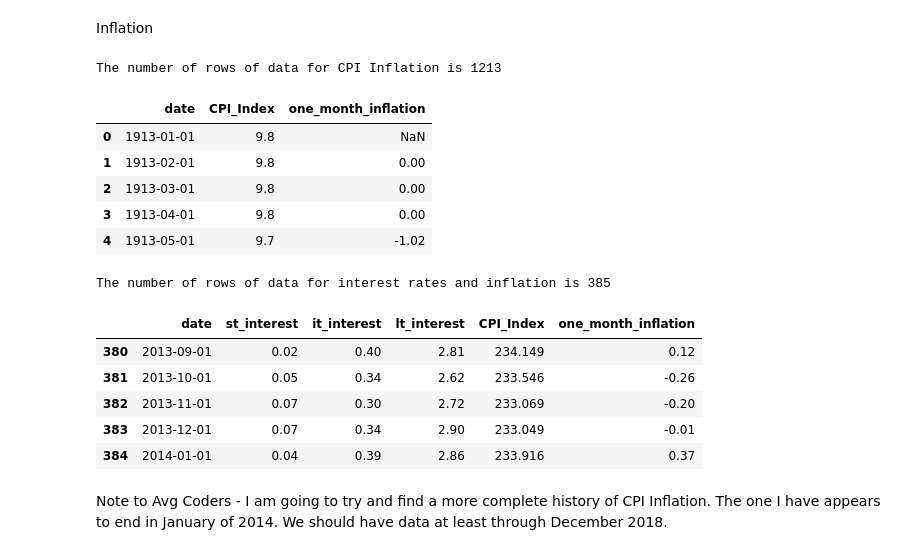
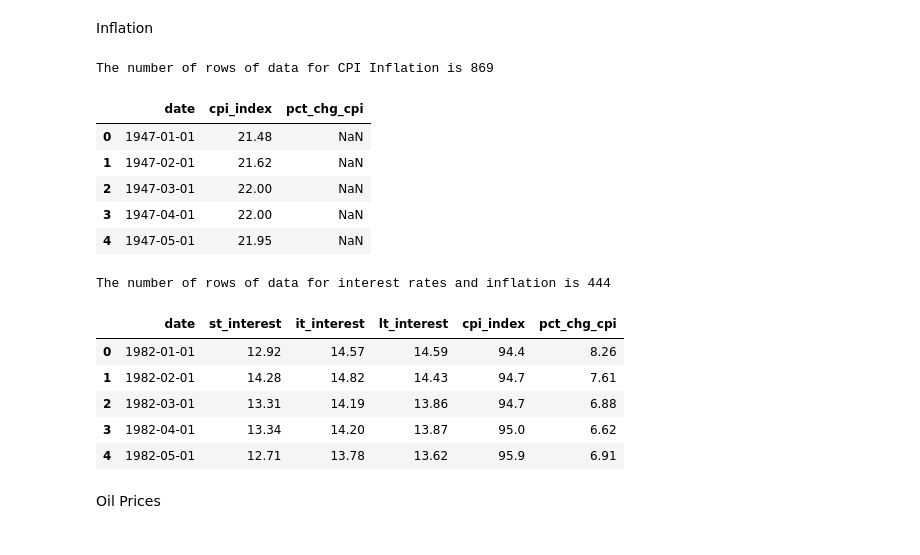
Before and after one commit to BradDaniels732/Group-Project-on-Economic-Data-Analysis, a Jupyter notebook: Read_and_Clean.ipynb, the cells around one changed output. Cells and saved outputs as stored; diff of their text form; code cells hidden in the pictures.

```diff
--- a/Read_and_Clean.ipynb
+++ b/Read_and_Clean.ipynb
@@ -70,32 +70,30 @@ The number of rows of data for all interest rates is 444
 Inflation
 # %%
 # Read the CPI Inflation data
-inflation_csv = "CPI_Inflation/data/cpiai_csv.csv"
+inflation_csv = "CPI_Inflation/monthly_cpi.csv"
 inflation_df = pd.read_csv (inflation_csv)
-inflation_df.rename(columns={"Date":"date", "Index":"CPI_Index",
-                             "Inflation":"one_month_inflation"}, inplace=True)
 print(f'The number of rows of data for CPI Inflation is {len(inflation_df.index)}')
 inflation_df.head()
 # %% [output]
-The number of rows of data for CPI Inflation is 1213
+The number of rows of data for CPI Inflation is 869
-|  | date | CPI_Index | one_month_inflation |
-| 0 | 1913-01-01 | 9.8 | NaN |
-| 1 | 1913-02-01 | 9.8 | 0.00 |
-| 2 | 1913-03-01 | 9.8 | 0.00 |
-| 3 | 1913-04-01 | 9.8 | 0.00 |
-| 4 | 1913-05-01 | 9.7 | -1.02 |
+|  | date | cpi_index | pct_chg_cpi |
+| 0 | 1947-01-01 | 21.48 | NaN |
+| 1 | 1947-02-01 | 21.62 | NaN |
+| 2 | 1947-03-01 | 22.00 | NaN |
+| 3 | 1947-04-01 | 22.00 | NaN |
+| 4 | 1947-05-01 | 21.95 | NaN |
 # %%
 # Merge the Interest Rates and Inflation into one dataframee
 int_and_infl_df = pd.merge (interest_rates_df, inflation_df, on="date")
 print(f'The number of rows of data for interest rates and inflation is {len(int_and_infl_df.index)}')
-int_and_infl_df.tail()
+int_and_infl_df.head()
 # %% [output]
-The number of rows of data for interest rates and inflation is 385
+The number of rows of data for interest rates and inflation is 444
-|  | date | st_interest | it_interest | lt_interest | CPI_Index | one_month_inflation |
-| 380 | 2013-09-01 | 0.02 | 0.40 | 2.81 | 234.149 | 0.12 |
-| 381 | 2013-10-01 | 0.05 | 0.34 | 2.62 | 233.546 | -0.26 |
-| 382 | 2013-11-01 | 0.07 | 0.30 | 2.72 | 233.069 | -0.20 |
-| 383 | 2013-12-01 | 0.07 | 0.34 | 2.90 | 233.049 | -0.01 |
-| 384 | 2014-01-01 | 0.04 | 0.39 | 2.86 | 233.916 | 0.37 |
+|  | date | st_interest | it_interest | lt_interest | cpi_index | pct_chg_cpi |
+| 0 | 1982-01-01 | 12.92 | 14.57 | 14.59 | 94.4 | 8.26 |
+| 1 | 1982-02-01 | 14.28 | 14.82 | 14.43 | 94.7 | 7.61 |
+| 2 | 1982-03-01 | 13.31 | 14.19 | 13.86 | 94.7 | 6.88 |
+| 3 | 1982-04-01 | 13.34 | 14.20 | 13.87 | 95.0 | 6.62 |
+| 4 | 1982-05-01 | 12.71 | 13.78 | 13.62 | 95.9 | 6.91 |
-# %% [markdown]
-Note to Avg Coders - I am going to try and find a more complete history of CPI Inflation.  The one I have appears to end in January of 2014.  We should have data at least through December 2018.
+# %% [markdown]
+Oil Prices
```
Also changed, not shown: parts of 14 cells of this notebook, 20 other files.
